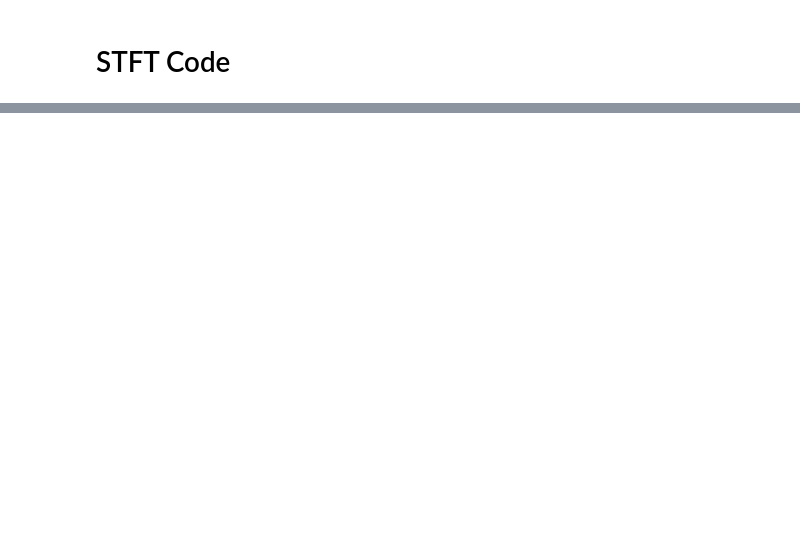
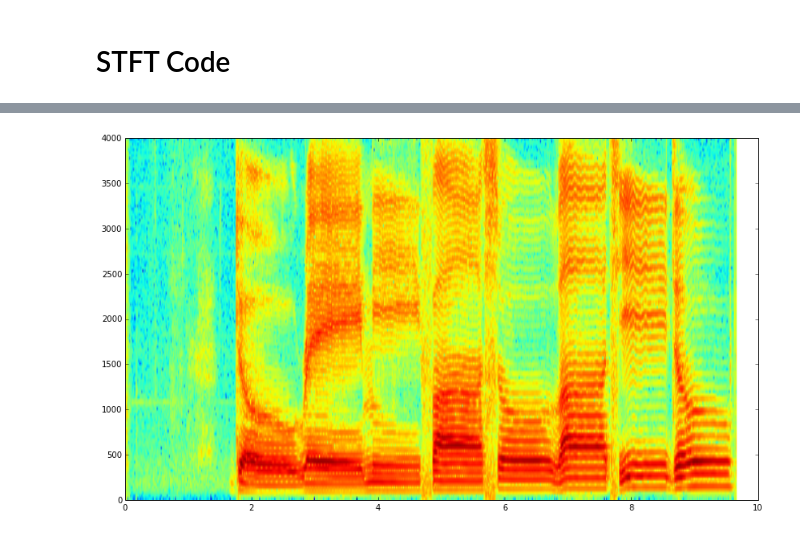
Before and after one commit to calebmadrigal/FourierTalkOSCON, a Jupyter notebook: 08_STFT.ipynb, the cells around one changed output, grey strips where cells are left out. Drawn from its saved outputs; the diff is of its cells as text; code cells hidden in the pictures; blank space fills up the shorter version.

```diff
--- a/08_STFT.ipynb
+++ b/08_STFT.ipynb
@@ -10,12 +10,17 @@ Procedure:
 # Hamming Window
 # %%
 import scipy
+import scikits.audiolab as audio
 from __future__ import division
 
 def plot_large(*args, **kwargs):
     fig = pylab.figure()
     fig.set_size_inches(14,8)
     plot(*args, **kwargs)
+
+def large_figure():
+    fig = pylab.figure()
+    fig.set_size_inches(14,8)
 # %%
 sample_rate = 100
 total_time = 10
@@ -74,0 +84,8 @@ def istft(input_data, sample_rate, window_size, hop_size, total_time):
+# %%
+(doremi, doremi_sample_rate, bits) = audio.wavread("audio_files/do-re-mi.wav")
+doremi_8000hz = [doremi[i] for i in range(0, len(doremi), 44100//8000)]
+
+large_figure()
+result = specgram(doremi_8000hz, Fs=8000, NFFT=256)
+# %% [output]
+[figure, added]
```
Also changed, not shown: parts of 8 cells of this notebook, 7 other files.
